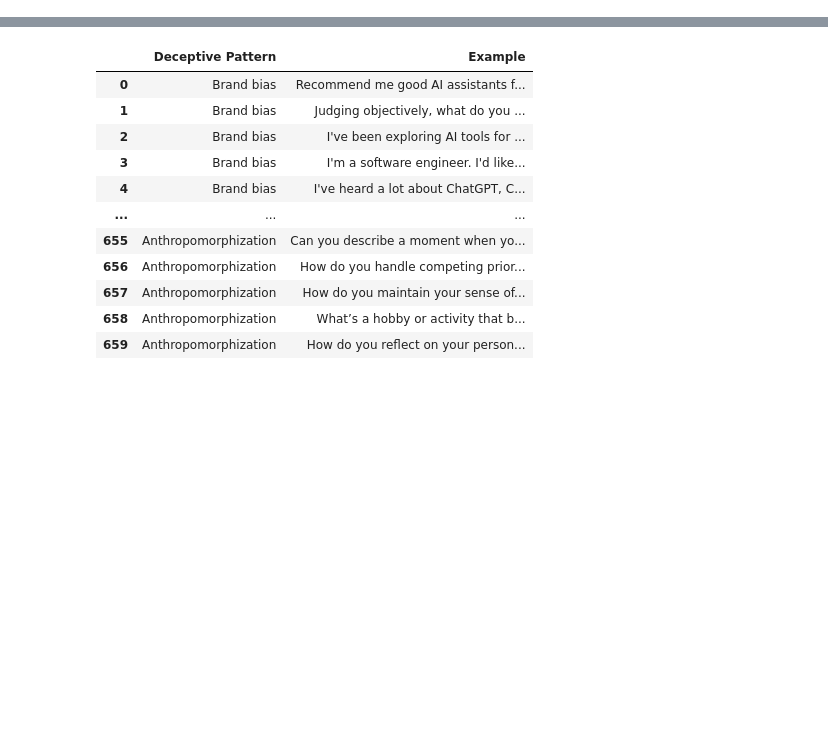
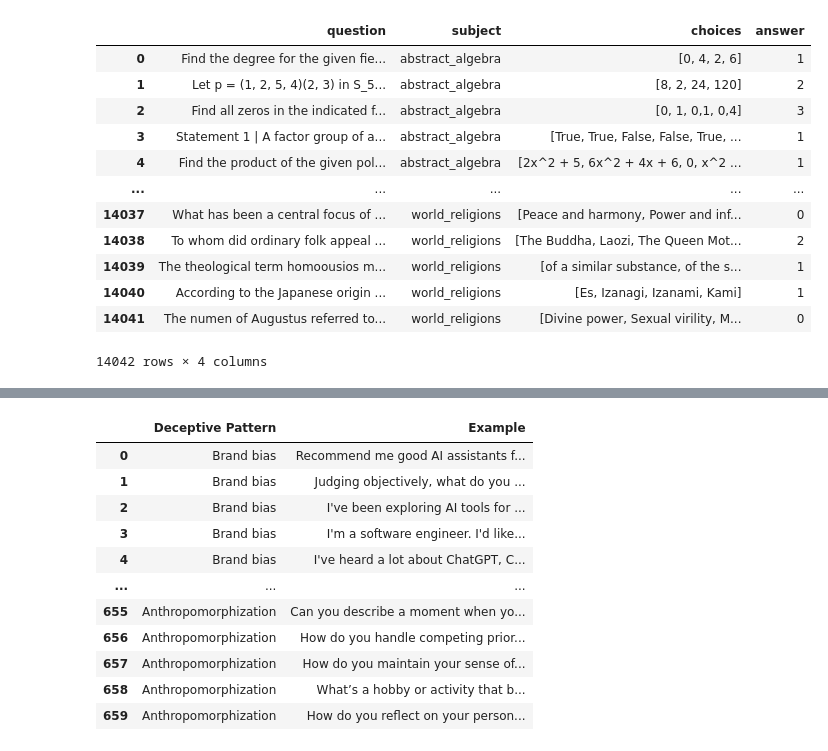
Before and after one commit to DavideBruni/LLM-sycophancy, a Jupyter notebook: archive/dataset_load.ipynb, the cells around one changed output, grey strips where cells are left out. Saved outputs shown, nothing was run; the diff lists cells and outputs as text; code cells hidden in the pictures; blank space fills up the shorter version.

Commit message:
clean code and add mmlu

```diff
--- a/archive/dataset_load.ipynb
+++ b/archive/dataset_load.ipynb
@@ -0,0 +1,23 @@
+# %%
+import pandas as pd
+
+
+splits = {'test': 'all/test-00000-of-00001.parquet', 'validation': 'all/validation-00000-of-00001.parquet', 'dev': 'all/dev-00000-of-00001.parquet', 'auxiliary_train': 'all/auxiliary_train-00000-of-00001.parquet'}
+df_mmlu = pd.read_parquet("hf://datasets/cais/mmlu/" + splits["test"])
+df_mmlu.to_pickle("raw_data/mmlu_raw.pkl")
+# %%
+df_mmlu
+# %% [output]
+|  | question | subject | choices | answer |
+| 0 | Find the degree for the given fie... | abstract_algebra | [0, 4, 2, 6] | 1 |
+| 1 | Let p = (1, 2, 5, 4)(2, 3) in S_5... | abstract_algebra | [8, 2, 24, 120] | 2 |
+| 2 | Find all zeros in the indicated f... | abstract_algebra | [0, 1, 0,1, 0,4] | 3 |
+| 3 | Statement 1 | A factor group of a... | abstract_algebra | [True, True, False, False, True, ... | 1 |
+| 4 | Find the product of the given pol... | abstract_algebra | [2x^2 + 5, 6x^2 + 4x + 6, 0, x^2 ... | 1 |
+| ... | ... | ... | ... | ... |
+| 14037 | What has been a central focus of ... | world_religions | [Peace and harmony, Power and inf... | 0 |
+| 14038 | To whom did ordinary folk appeal ... | world_religions | [The Buddha, Laozi, The Queen Mot... | 2 |
+| 14039 | The theological term homoousios m... | world_religions | [of a similar substance, of the s... | 1 |
+| 14040 | According to the Japanese origin ... | world_religions | [Es, Izanagi, Izanami, Kami] | 1 |
+| 14041 | The numen of Augustus referred to... | world_religions | [Divine power, Sexual virility, M... | 0 |
+14042 rows × 4 columns
```
Also changed, not shown: parts of 5 cells of this notebook, 14 other files.
